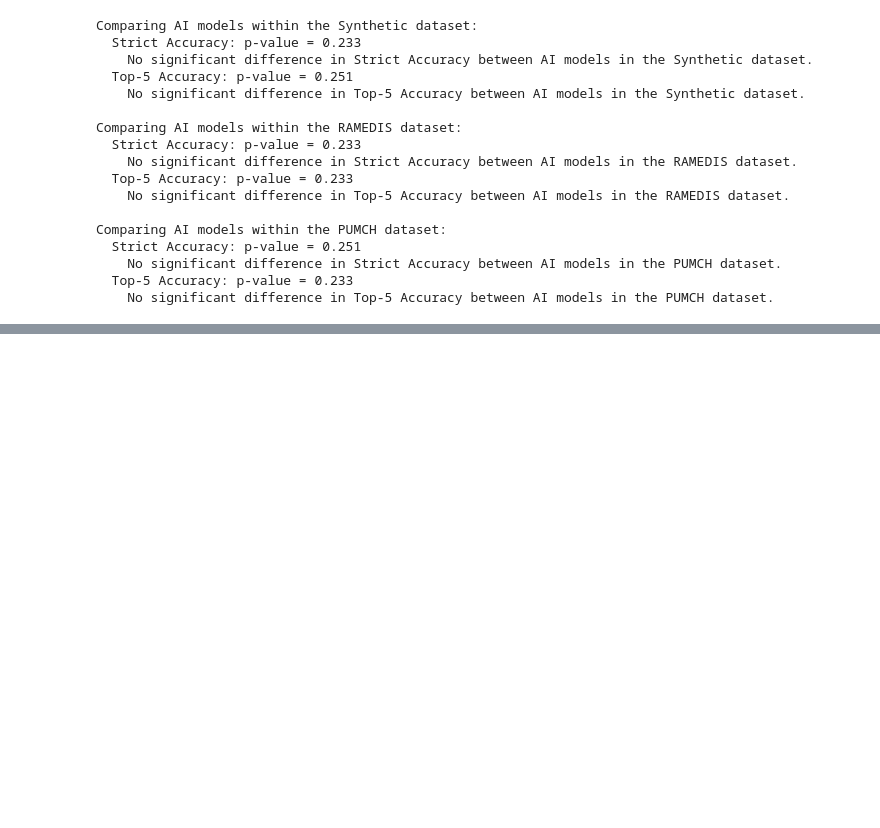
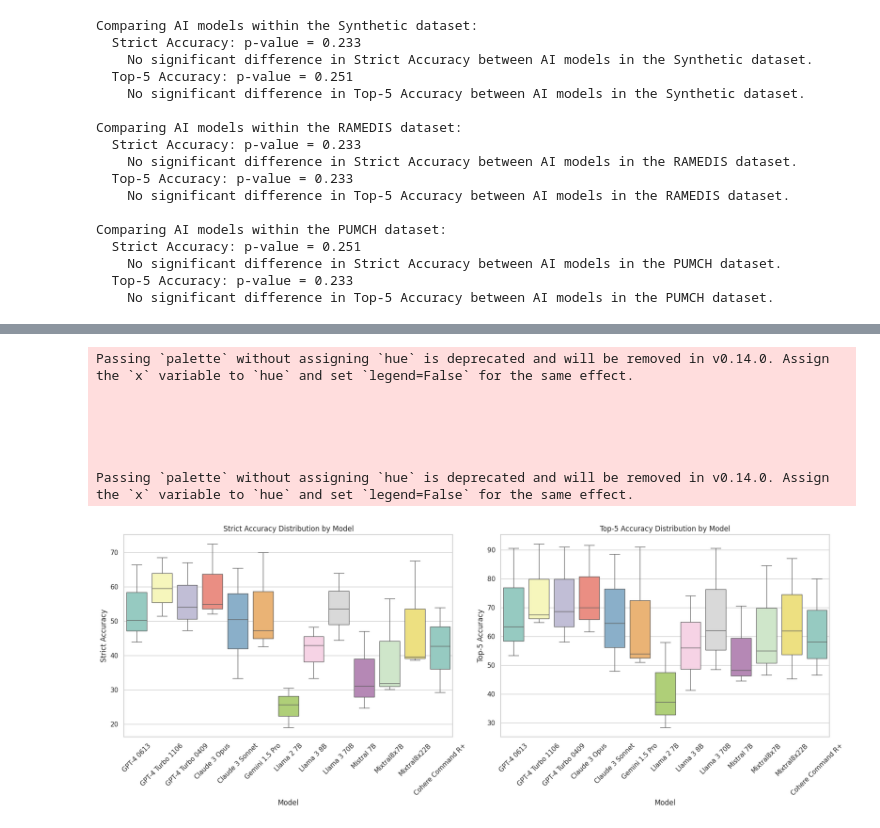
Before and after one commit to foundation29org/dxgpt_testing, a Jupyter notebook: dashboard.ipynb, the cells around one changed output, grey strips where cells are left out. Cells and saved outputs as stored; diff of their text form; code cells hidden in the pictures; blank space fills up the shorter version.

```diff
--- a/dashboard.ipynb
+++ b/dashboard.ipynb
@@ -496,0 +514,25 @@ Comparing AI models within the PUMCH dataset:
+# %%
+# Box Plots - Distribution of Strict and Top-5 Accuracy by Model
+fig, axes = plt.subplots(1, 2, figsize=(18, 7))
+
+# Strict Accuracy Box Plot
+sns.boxplot(x="Model", y="Strict Accuracy", data=data, ax=axes[0], palette="Set3")
+axes[0].tick_params(axis='x', rotation=45)
+axes[0].set_title("Strict Accuracy Distribution by Model")
+
+# Top-5 Accuracy Box Plot
+sns.boxplot(x="Model", y="Top-5 Accuracy", data=data, ax=axes[1], palette="Set3")
+axes[1].tick_params(axis='x', rotation=45)
+axes[1].set_title("Top-5 Accuracy Distribution by Model")
+
+plt.tight_layout()
+plt.show()
+# %% [output]
+Passing `palette` without assigning `hue` is deprecated and will be removed in v0.14.0. Assign the `x` variable to `hue` and set `legend=False` for the same effect.
+
+
+
+
+
+Passing `palette` without assigning `hue` is deprecated and will be removed in v0.14.0. Assign the `x` variable to `hue` and set `legend=False` for the same effect.
+[figure, added]
```
Also changed, not shown: parts of 4 cells of this notebook, 8 other files.
